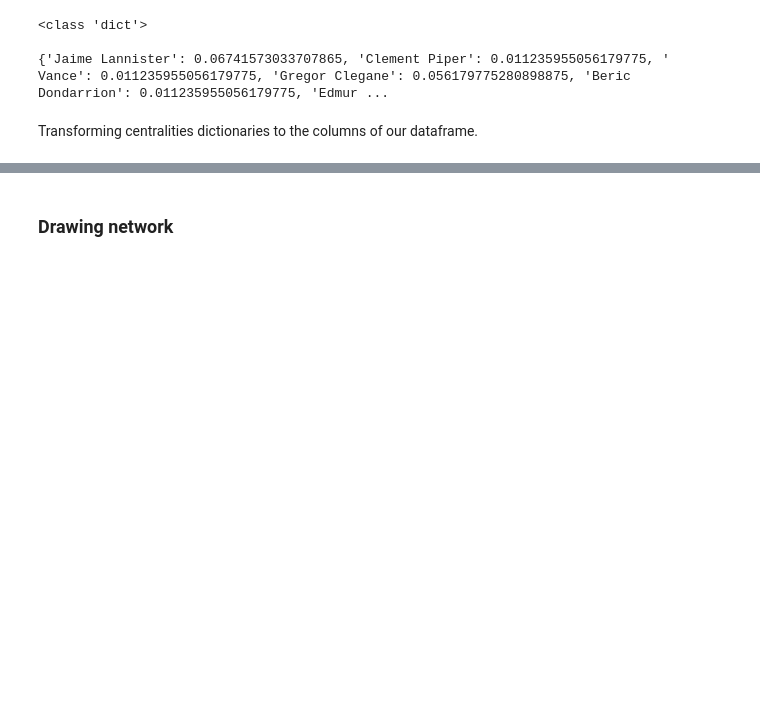
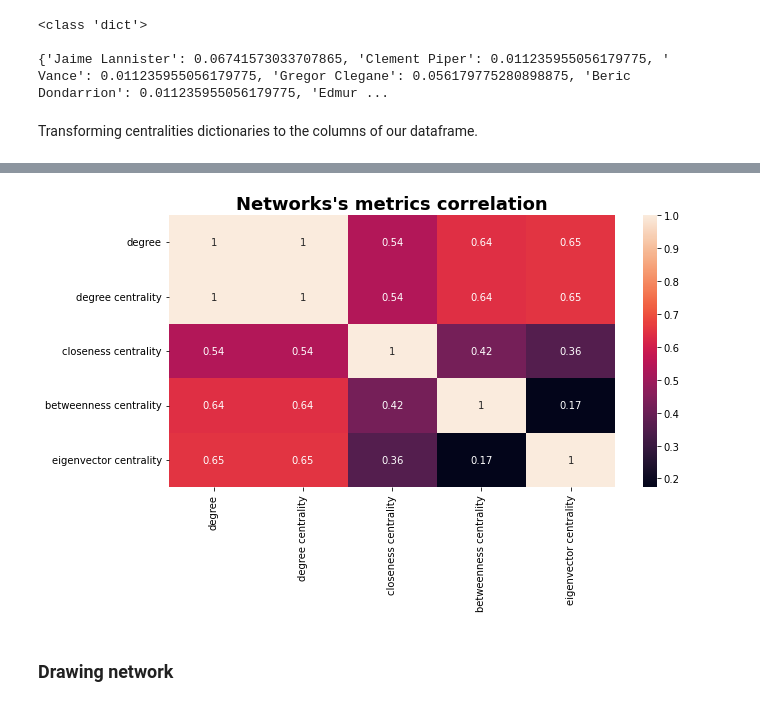
Before and after one commit to EmilStasevski/Social-Network-Analysis, a Jupyter notebook: Descriptive SNA/Introduction to Descriptive SNA on Python.ipynb, the cells around one changed output, grey strips where cells are left out. Drawn from its saved outputs; the diff is of its cells as text; code cells hidden in the pictures; blank space fills up the shorter version.

```diff
--- a/Descriptive SNA/Introduction to Descriptive SNA on Python.ipynb
+++ b/Descriptive SNA/Introduction to Descriptive SNA on Python.ipynb
@@ -173,3 +174,11 @@ centralities.sort_values('degree centrality', ascending = False).head(10)
+# %%
+fig, ax = plt.subplots(figsize=(10,5))
+ax.set_title("Networks's metrics correlation", fontsize=18, fontweight ='bold')
+sns.heatmap(centralities.select_dtypes(include='number' ).corr(),
+            ax=ax,
+            annot = True);
+# %% [output]
+[figure, added]
 # %% [markdown]
 ### Drawing network
 # %%
```
Also changed, not shown: parts of 11 cells of this notebook.
